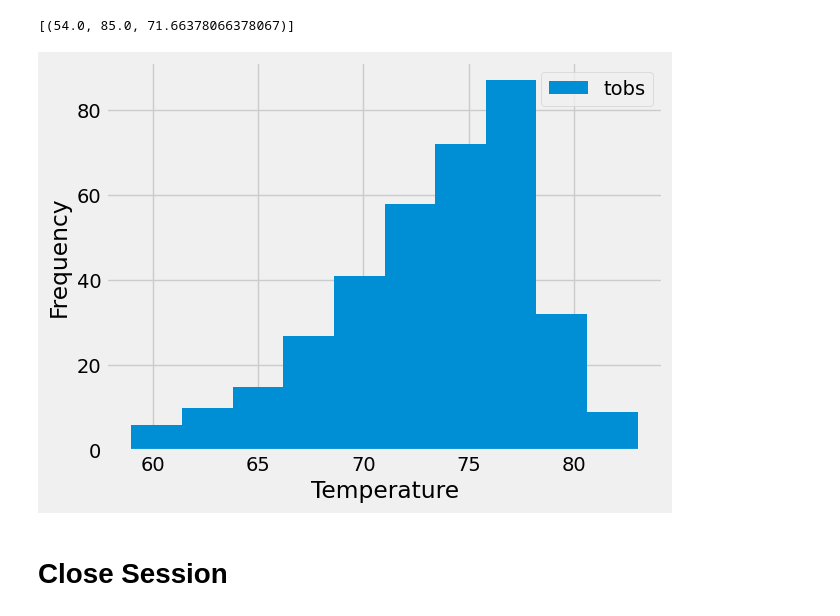
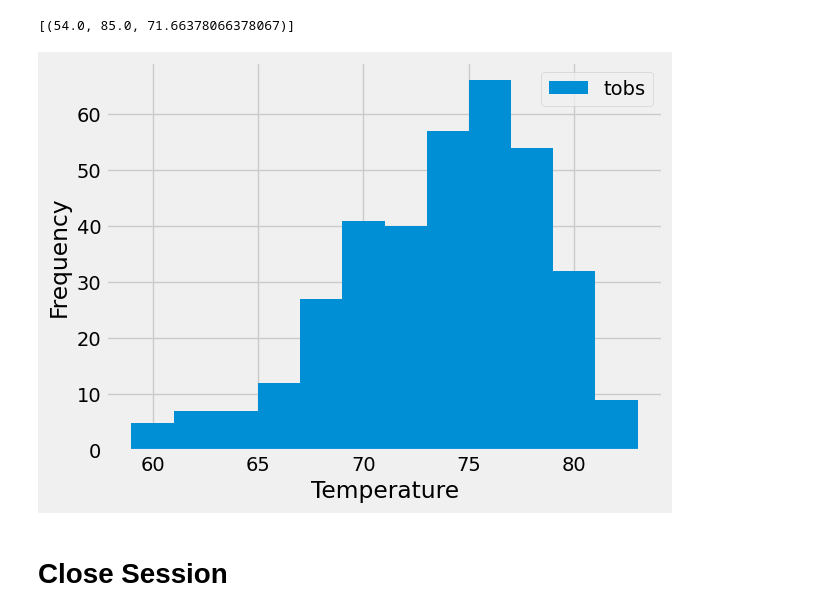
Before and after one commit to meddling-moose/sqlalchemy-challenge, a Jupyter notebook: climate_starter.ipynb, the cells around one changed output. Cells and saved outputs as stored; diff of their text form; code cells hidden in the pictures.

```diff
--- a/climate_starter.ipynb
+++ b/climate_starter.ipynb
@@ -129,27 +129,27 @@ session.query(func.min(Measurement.tobs), func.max(Measurement.tobs), func.avg(M
 # %%
 # Using the most active station id
 # Query the last 12 months of temperature observation data for this station and plot the results as a histogram
 
 #Find the most recent date for this station
 date_one = session.query(Measurement.date).\
     filter(Measurement.station == ma_station).\
     order_by(Measurement.date.desc()).first()[0] #'2017-08-18'
 qd_one = dt.date(int(date_one[0:4]), int(date_one[5:7]), int(date_one[8:10]))
 qd_two = qd_one - dt.timedelta(days=365)
 
 data = session.query(Measurement.tobs).\
     filter(Measurement.station == ma_station).\
     filter(Measurement.date.between(qd_two, qd_one)).all()
 
 df = pd.DataFrame(data, columns=['temperature'])
 
-plt.hist(df_two, 10, label='tobs')
+plt.hist(df, 12, label='tobs')
 plt.xlabel('Temperature')
 plt.ylabel('Frequency')
 plt.legend(loc='upper right')
 plt.show()
 # %% [output]
-[figure, old version]
+[figure, new version]
 # %% [markdown]
 # Close Session
 # %%
```
